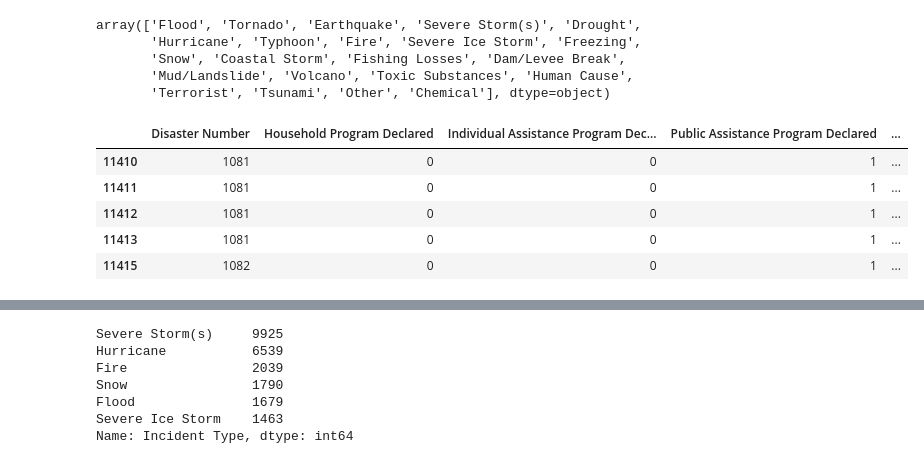
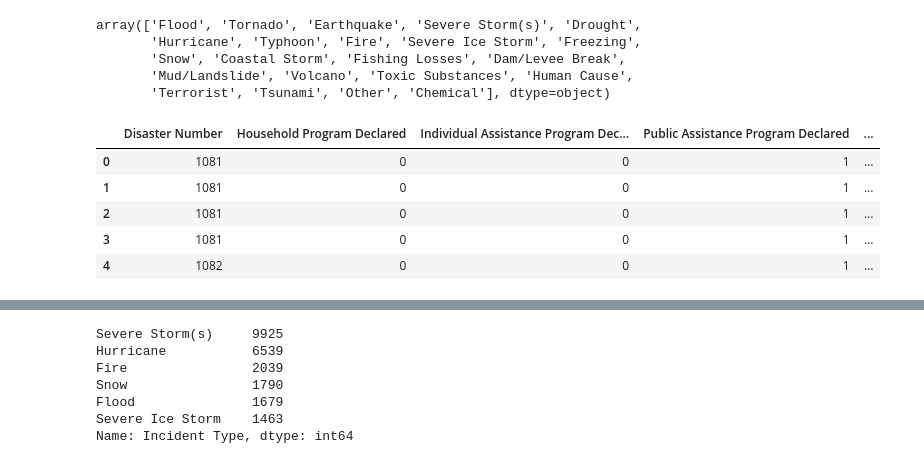
Before and after one commit to jormax14/data_bootcamp_project1, a Jupyter notebook: Jupyter Notebooks/FEMA Data Clean.ipynb, the cells around one changed output, grey strips where cells are left out. Cells and saved outputs as stored; diff of their text form; code cells hidden in the pictures.

```diff
--- a/Jupyter Notebooks/FEMA Data Clean.ipynb
+++ b/Jupyter Notebooks/FEMA Data Clean.ipynb
@@ -60,7 +60,7 @@ FEMA_Clean_df = FEMA_Clean_df.rename(columns={
     "incidentBeginDate":"Incident Begin Date",
     "incidentEndDate":"Incident End Date",
     "disasterCloseOutDate":"Disaster Close Out Date",
-    "declaredCountyArea":"CountyName",
+    "declaredCountyArea":"Declared County Area",
     "placeCode":"Place Code"
 })
 
@@ -84,11 +84,13 @@ array(['Flood', 'Tornado', 'Earthquake', 'Severe Storm(s)', 'Drought',
 # %%
 #Our Zillow dataset starts at May 1996, so we want our FEMA data frame to start with declarations from 1996 to present
 FEMA96_df = FEMA_Clean_df[FEMA_Clean_df["Incident Begin Date"]>="1996-01"]
+#Reset the index
+FEMA96_df.reset_index(drop=True, inplace=True)
 FEMA96_df.head()
 # %% [output]
 |  | Disaster Number | Household Program Declared | Individual Assistance Program Dec... | Public Assistance Program Declared | ... |
-| 11410 | 1081 | 0 | 0 | 1 | ... |
-| 11411 | 1081 | 0 | 0 | 1 | ... |
-| 11412 | 1081 | 0 | 0 | 1 | ... |
-| 11413 | 1081 | 0 | 0 | 1 | ... |
-| 11415 | 1082 | 0 | 0 | 1 | ... |
+| 0 | 1081 | 0 | 0 | 1 | ... |
+| 1 | 1081 | 0 | 0 | 1 | ... |
+| 2 | 1081 | 0 | 0 | 1 | ... |
+| 3 | 1081 | 0 | 0 | 1 | ... |
+| 4 | 1082 | 0 | 0 | 1 | ... |
```
Also changed, not shown: parts of 2 cells of this notebook, 1 other file.
